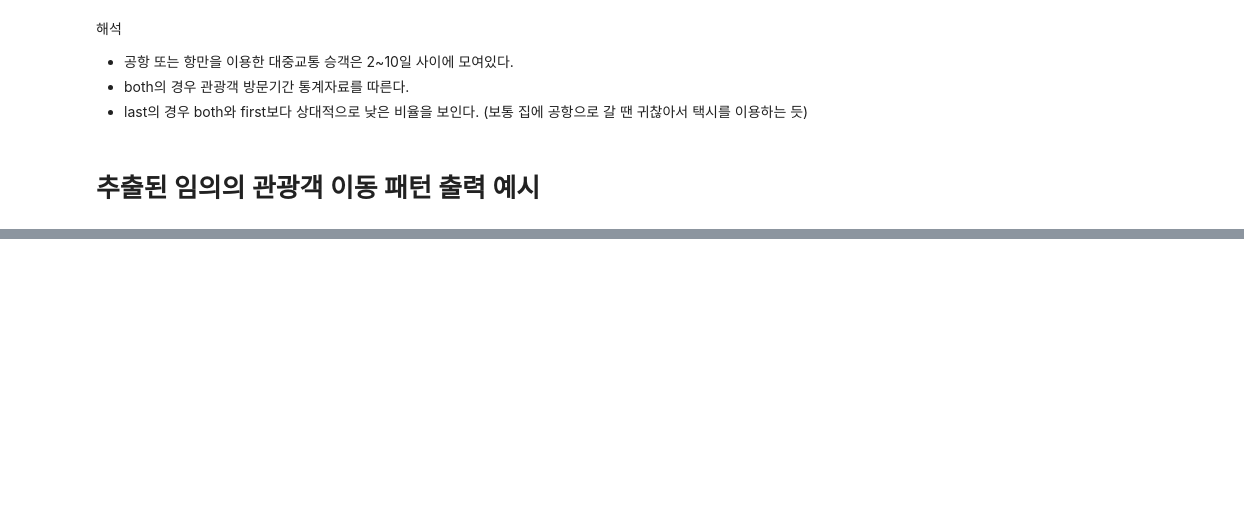
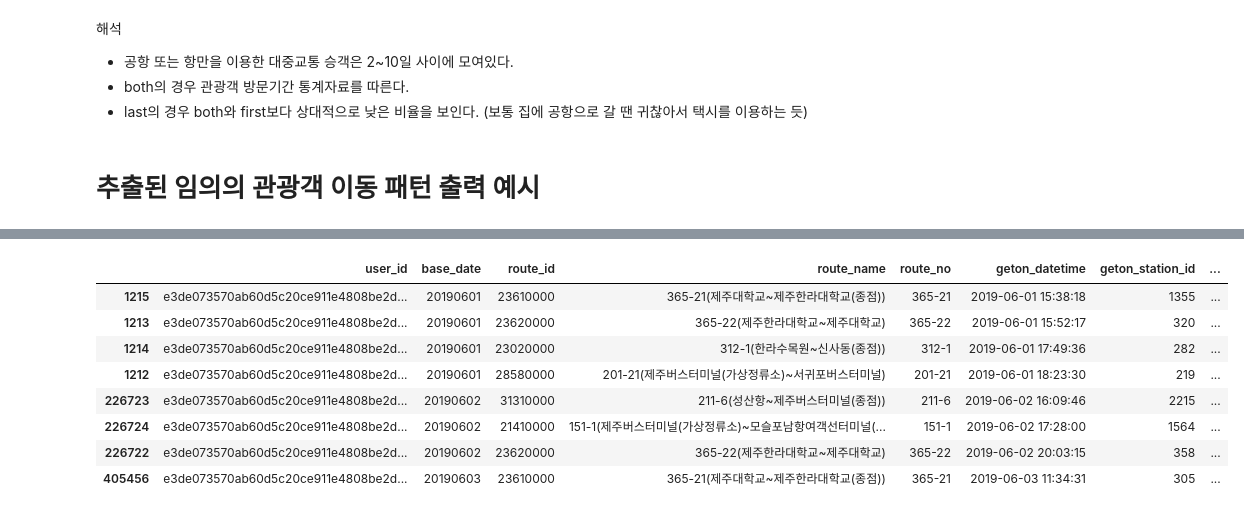
Before and after one commit to hoonisone/2020_jeju-bus-tag_data-analysis, a Jupyter notebook: 1. 사용자 정보 추출.ipynb, the cells around one changed output, grey strips where cells are left out. Cells and saved outputs as stored; diff of their text form; code cells hidden in the pictures; blank space fills up the shorter version.

```diff
--- a/1. 사용자 정보 추출.ipynb
+++ b/1. 사용자 정보 추출.ipynb
@@ -369,0 +582,15 @@ show_od_pattern(data, 7)
+# %%
+id = 'e3de073570ab60d5c20ce911e4808be2d190302b043a08446dfb43873749772d'
+select = ["base_date", "geton_datetime", "geton_stataion_name", "getoff_datetime", "getoff_station_name", "user_count"]
+od_df = usage_df.query('user_id == "{}"'.format(id)).sort_values('geton_datetime')
+od_df["base_date", "geton_datetime", "geton_stataion_name", "getoff_datetime", "getoff_station_name", "user_count"]
+# %% [output]
+|  | user_id | base_date | route_id | route_name | route_no | geton_datetime | geton_station_id | ... |
+| 1215 | e3de073570ab60d5c20ce911e4808be2d... | 20190601 | 23610000 | 365-21(제주대학교~제주한라대학교(종점)) | 365-21 | 2019-06-01 15:38:18 | 1355 | ... |
+| 1213 | e3de073570ab60d5c20ce911e4808be2d... | 20190601 | 23620000 | 365-22(제주한라대학교~제주대학교) | 365-22 | 2019-06-01 15:52:17 | 320 | ... |
+| 1214 | e3de073570ab60d5c20ce911e4808be2d... | 20190601 | 23020000 | 312-1(한라수목원~신사동(종점)) | 312-1 | 2019-06-01 17:49:36 | 282 | ... |
+| 1212 | e3de073570ab60d5c20ce911e4808be2d... | 20190601 | 28580000 | 201-21(제주버스터미널(가상정류소)~서귀포버스터미널) | 201-21 | 2019-06-01 18:23:30 | 219 | ... |
+| 226723 | e3de073570ab60d5c20ce911e4808be2d... | 20190602 | 31310000 | 211-6(성산항~제주버스터미널(종점)) | 211-6 | 2019-06-02 16:09:46 | 2215 | ... |
+| 226724 | e3de073570ab60d5c20ce911e4808be2d... | 20190602 | 21410000 | 151-1(제주버스터미널(가상정류소)~모슬포남항여객선터미널(... | 151-1 | 2019-06-02 17:28:00 | 1564 | ... |
+| 226722 | e3de073570ab60d5c20ce911e4808be2d... | 20190602 | 23620000 | 365-22(제주한라대학교~제주대학교) | 365-22 | 2019-06-02 20:03:15 | 358 | ... |
+| 405456 | e3de073570ab60d5c20ce911e4808be2d... | 20190603 | 23610000 | 365-21(제주대학교~제주한라대학교(종점)) | 365-21 | 2019-06-03 11:34:31 | 305 | ... |
```
Also changed, not shown: parts of 31 cells of this notebook, 12 other files.
